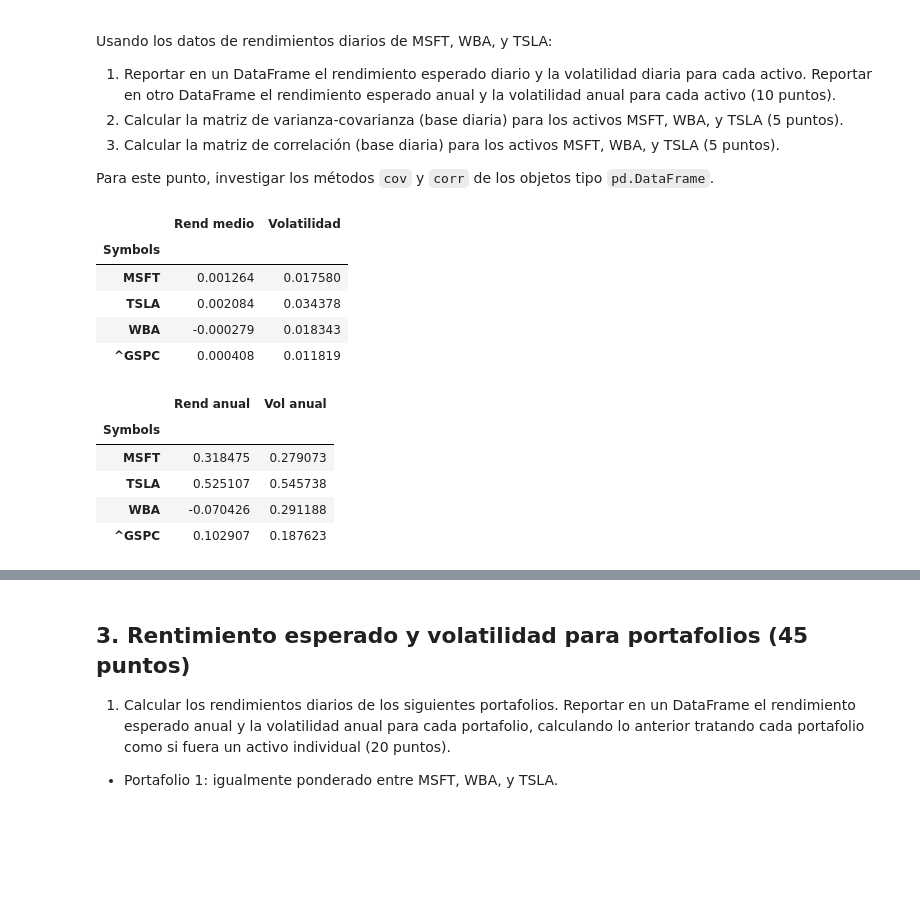
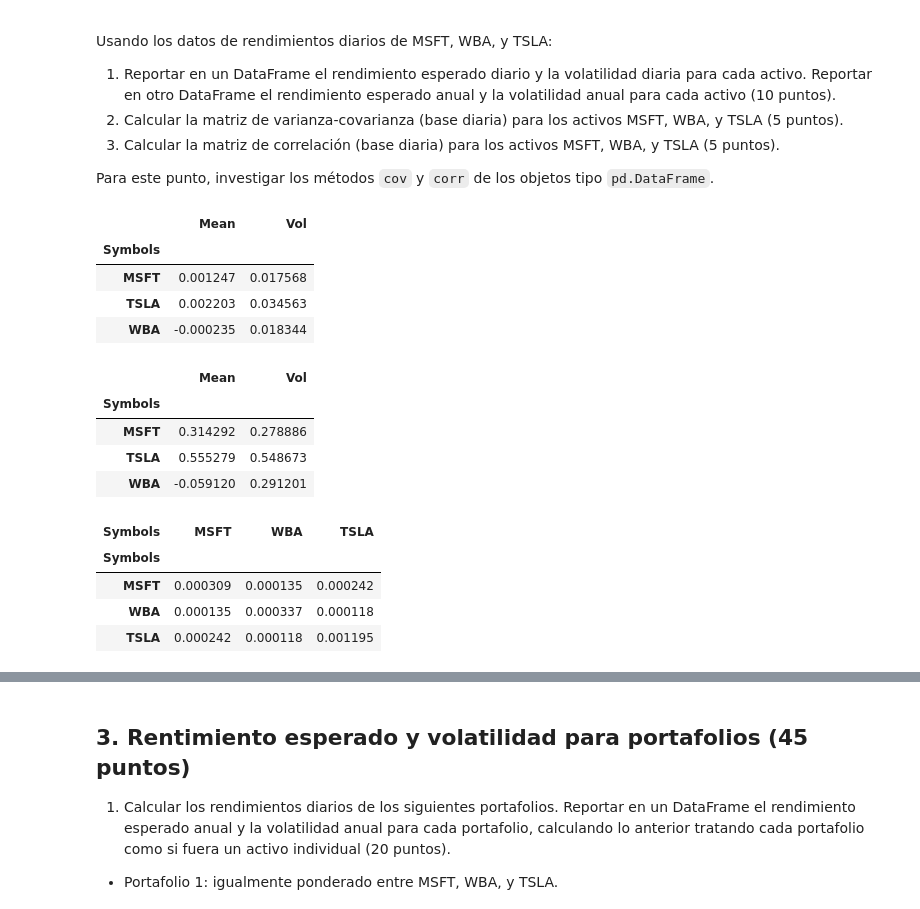
Before and after one commit to Carolina1002/porinvo2020, a Jupyter notebook: Modulo2/Tarea4_BarbaCarolina.ipynb, the cells around one changed output, grey strips where cells are left out. Saved outputs shown, nothing was run; the diff lists cells and outputs as text; code cells hidden in the pictures; blank space fills up the shorter version.

```diff
--- a/Modulo2/Tarea4_BarbaCarolina.ipynb
+++ b/Modulo2/Tarea4_BarbaCarolina.ipynb
@@ -100,23 +100,35 @@ Usando los datos de rendimientos diarios de MSFT, WBA, y TSLA:
 3. Calcular la matriz de correlación (base diaria) para los activos MSFT, WBA, y TSLA (5 puntos).
 
 Para este punto, investigar los métodos `cov` y `corr` de los objetos tipo `pd.DataFrame`.
-# %%
-ret_summary = pd.DataFrame({'Rend medio': ret.mean(), 'Volatilidad': ret.std()})
-ret_summary
-# %% [output]
-|  | Rend medio | Volatilidad |
-| Symbols |  |  |
-| MSFT | 0.001264 | 0.017580 |
-| TSLA | 0.002084 | 0.034378 |
-| WBA | -0.000279 | 0.018343 |
-| ^GSPC | 0.000408 | 0.011819 |
+# %%
+ret2 = ret.drop(['^GSPC'], axis=1)
+mean_ret = ret2.mean()
+vol = ret2.std()
+ret_summary = pd.DataFrame({'Mean': mean_ret, 'Vol': vol})
+ret_summary
+# %% [output]
+|  | Mean | Vol |
+| Symbols |  |  |
+| MSFT | 0.001247 | 0.017568 |
+| TSLA | 0.002203 | 0.034563 |
+| WBA | -0.000235 | 0.018344 |
 # %%
-ret_summary_a = pd.DataFrame({"Rend anual":252*ret.mean(),"Vol anual":np.sqrt(252)*ret.std()})
-ret_summary_a
+ret_summary_anual = pd.DataFrame({'Mean': mean_ret*252,
+                                  'Vol': vol* np.sqrt(252)
+                                  })
+ret_summary_anual
 # %% [output]
-|  | Rend anual | Vol anual |
+|  | Mean | Vol |
 | Symbols |  |  |
-| MSFT | 0.318475 | 0.279073 |
-| TSLA | 0.525107 | 0.545738 |
-| WBA | -0.070426 | 0.291188 |
-| ^GSPC | 0.102907 | 0.187623 |
+| MSFT | 0.314292 | 0.278886 |
+| TSLA | 0.555279 | 0.548673 |
+| WBA | -0.059120 | 0.291201 |
+# %%
+cov = ret2[['MSFT', 'WBA', 'TSLA']]. cov()
+cov
+# %% [output]
+| Symbols | MSFT | WBA | TSLA |
+| Symbols |  |  |  |
+| MSFT | 0.000309 | 0.000135 | 0.000242 |
+| WBA | 0.000135 | 0.000337 | 0.000118 |
+| TSLA | 0.000242 | 0.000118 | 0.001195 |
```
Also changed, not shown: parts of 14 cells of this notebook.
